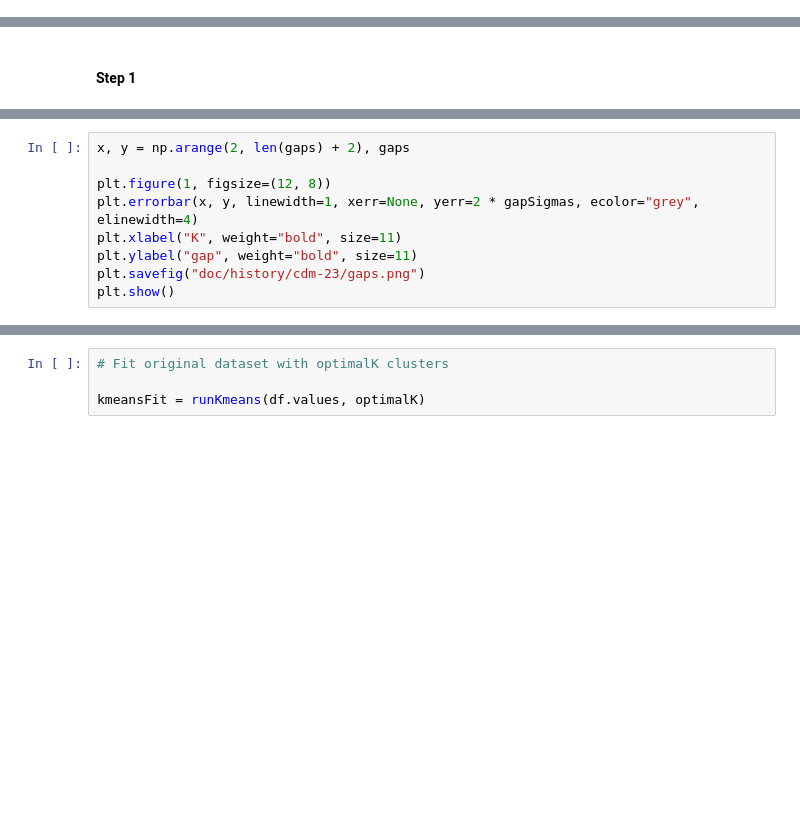
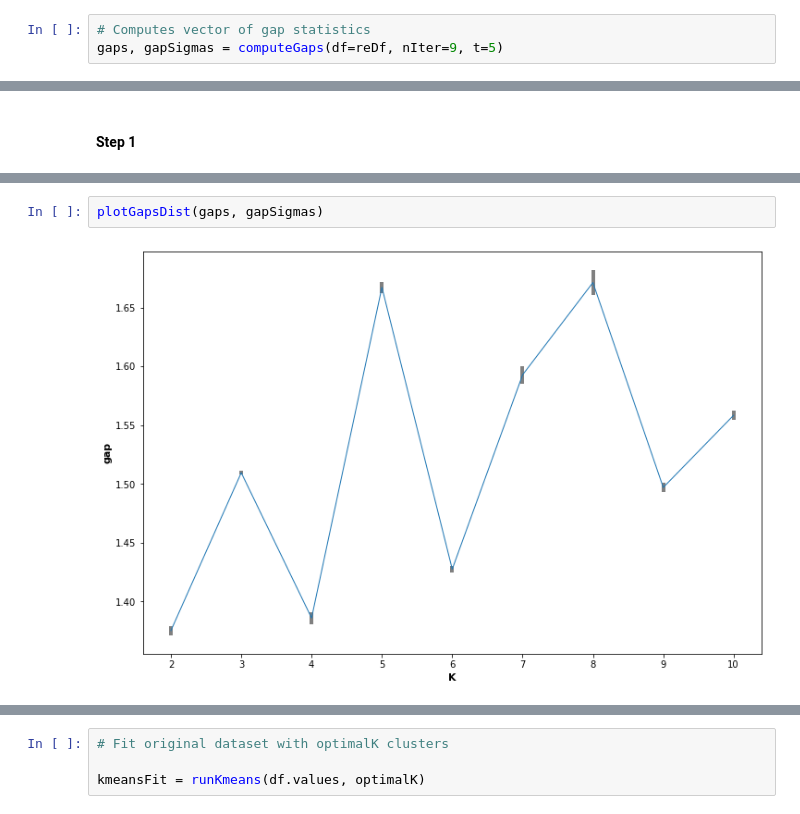
Before and after one commit to Yowgf/automated-brokerage, a Jupyter notebook: cdm-23.ipynb, the cells around one changed output, grey strips where cells are left out. Saved outputs shown, nothing was run; the diff lists cells and outputs as text; blank space fills up the shorter version.

```diff
--- a/cdm-23.ipynb
+++ b/cdm-23.ipynb
@@ -150,0 +103,3 @@ plt.show()
+# %%
+# Computes vector of gap statistics
+gaps, gapSigmas = computeGaps(df=reDf, nIter=9, t=5)
@@ -278,12 +126,7 @@ for K in range(2, nIter + 2):
-# %%
-x, y = np.arange(2, len(gaps) + 2), gaps
-
-plt.figure(1, figsize=(12, 8))
-plt.errorbar(x, y, linewidth=1, xerr=None, yerr=2 * gapSigmas, ecolor="grey", elinewidth=4)
-plt.xlabel("K", weight="bold", size=11)
-plt.ylabel("gap", weight="bold", size=11)
-plt.savefig("doc/history/cdm-23/gaps.png")
-plt.show()
+# %%
+plotGapsDist(gaps, gapSigmas)
+# %% [output]
+[figure, added]
 # %%
 # Plot the grouping on the reduced dimension
 # dataframe, for optimal K
```
Also changed, not shown: parts of 33 cells of this notebook, 11 other files.
